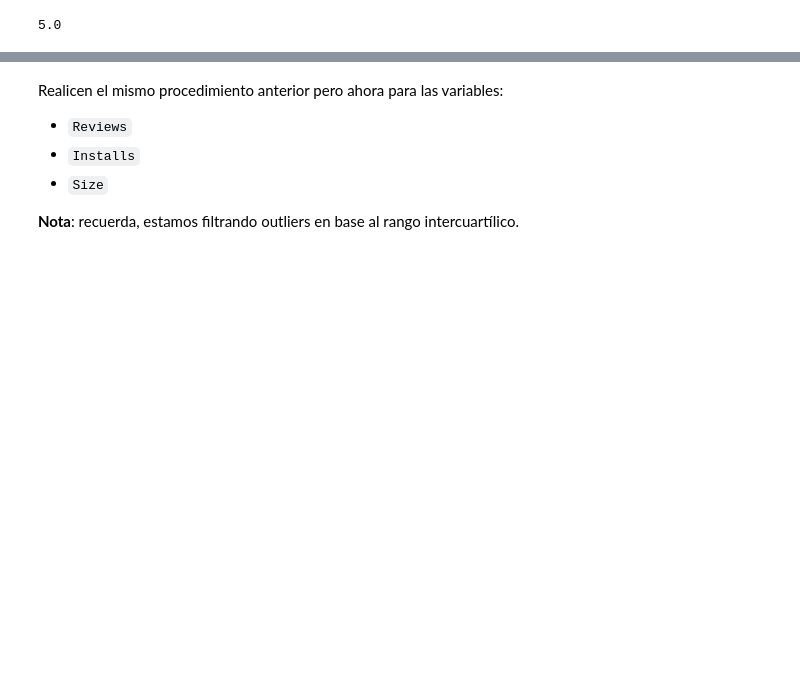
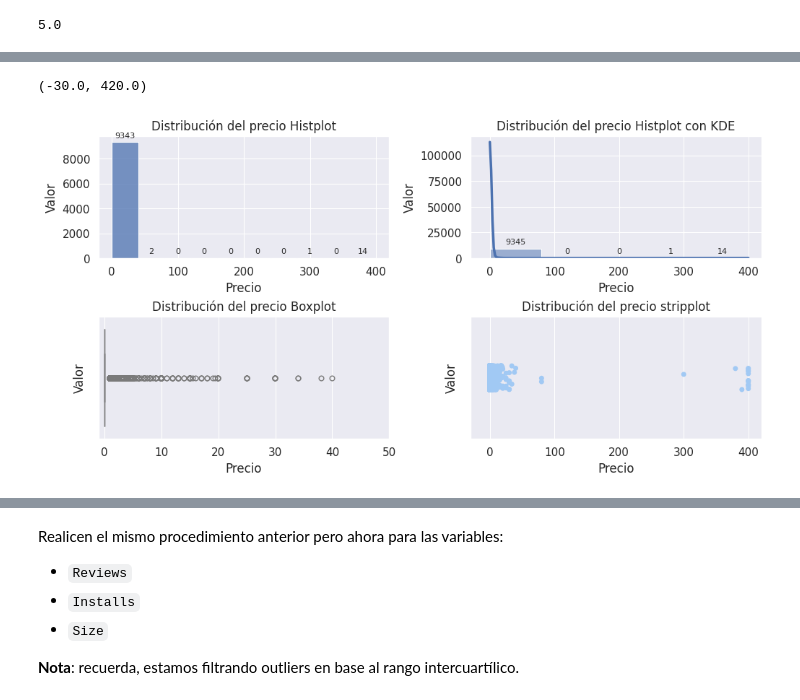
Before and after one commit to Alexander-Luna/Modulo2UIDE, a Jupyter notebook: Week1/P_1_G6.ipynb, the cells around one changed output, grey strips where cells are left out. Saved outputs shown, nothing was run; the diff lists cells and outputs as text; code cells hidden in the pictures; blank space fills up the shorter version.

```diff
--- a/Week1/P_1_G6.ipynb
+++ b/Week1/P_1_G6.ipynb
@@ -70,7 +77,7 @@ googleplaystore_v2. 100%[===================>]   1,31M  --.-KB/s    en 0,08s
 # %% [markdown]
 ### Cargar datos
 # %%
-data = pd.read_csv('https://github.com/Alexander-Luna/Modulo2UIDE/blob/main/Week1/googleplaystore_v2.csv')
+data = pd.read_csv('./googleplaystore_v2.csv')
 
 data.head()
 # %% [output]
@@ -267,3 +344,54 @@ donde $$IQR=Q_3-Q_1$$
+# %%
+# Genera aquí el código para gráficar la distribución de la variable Price (sin filtrar los datos)
+##### TAREA 2 #####################
+# Configuración para usar tema, estilo darkgrid, tipo paper con escala letra 1.25 ancho de linea 2.5, paleta de colores pastel
+sns.set_theme()
+sns.set_style("darkgrid")
+sns.set_context("paper", font_scale=1.25, rc={"lines.linewidth": 2.5})
+sns.color_palette("pastel")
+
+# Crear subplot, constrained para evitar superponer
+plt.subplots(2,2,layout='constrained',figsize=(10,5))
+
+# histplot del Precio
+plt.subplot(2,2,1)
+plt.title("Distribución del precio Histplot")
+# Usamos 5 agrupaciones, porque tienen outliers separados que dificultan la visualización
+precio_hist_fig=sns.histplot(x='Price',data=data, bins=10,palette='pastel')
+plt.xlabel("Precio"), plt.ylabel("Valor")
+# Mostrar Etiquetas en cada barra
+precio_hist_fig.bar_label(precio_hist_fig.containers[0],fontsize=8,padding=3)
+
+# histplot del Precio con KDE
+plt.subplot(2,2,2)
+plt.title("Distribución del precio Histplot con KDE")
+# Usamos 5 agrupaciones, porque tienen outliers separados que dificultan la visualización
+precio_hist_fig2=sns.histplot(x='Price',data=data, kde='True',bins=5,palette='pastel')
+plt.xlabel("Precio"), plt.ylabel("Valor")
+# Mostrar Etiquetas en cada barra
+precio_hist_fig2.bar_label(precio_hist_fig2.containers[0],fontsize=8,padding=3)
+plt.xlim(-30)
+
+# boxplot del Precio
+plt.subplot(2,2,3)
+plt.title("Distribución del precio Boxplot")
+# No se observan las cajas, porque los outliers son muy grandes
+precio_box_fig3=sns.boxplot(data=data,x='Price', palette='pastel')
+plt.xlabel("Precio"), plt.ylabel("Valor")
+plt.xlim(-1,50)
+
+# stripplot del Precio
+plt.subplot(2,2,4)
+plt.title("Distribución del precio stripplot")
+# No se observan las cajas, porque los outliers son muy grandes
+precio_box_fig3=sns.stripplot(data=data,x='Price', palette='pastel')
+plt.xlabel("Precio"), plt.ylabel("Valor")
+plt.xlim(-30)
+
+#################################
+# %% [output]
+(-30.0, 420.0)
+[figure, added]
 # %%
 # Calcula e imprime los valores inferiores y superiores del rango intercuartilico
 # para las siguientes variables: Price
```
Also changed, not shown: parts of 36 cells of this notebook.
